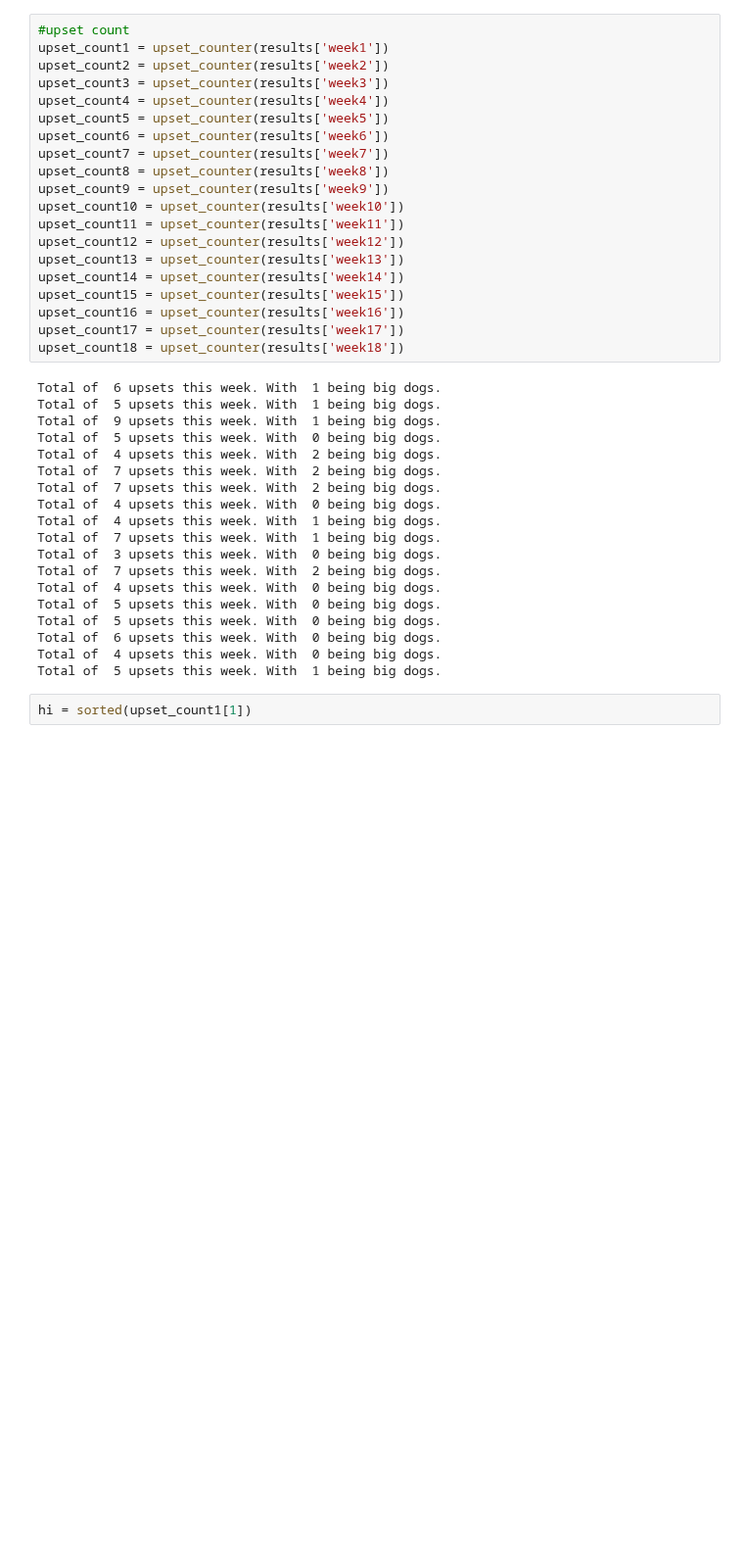
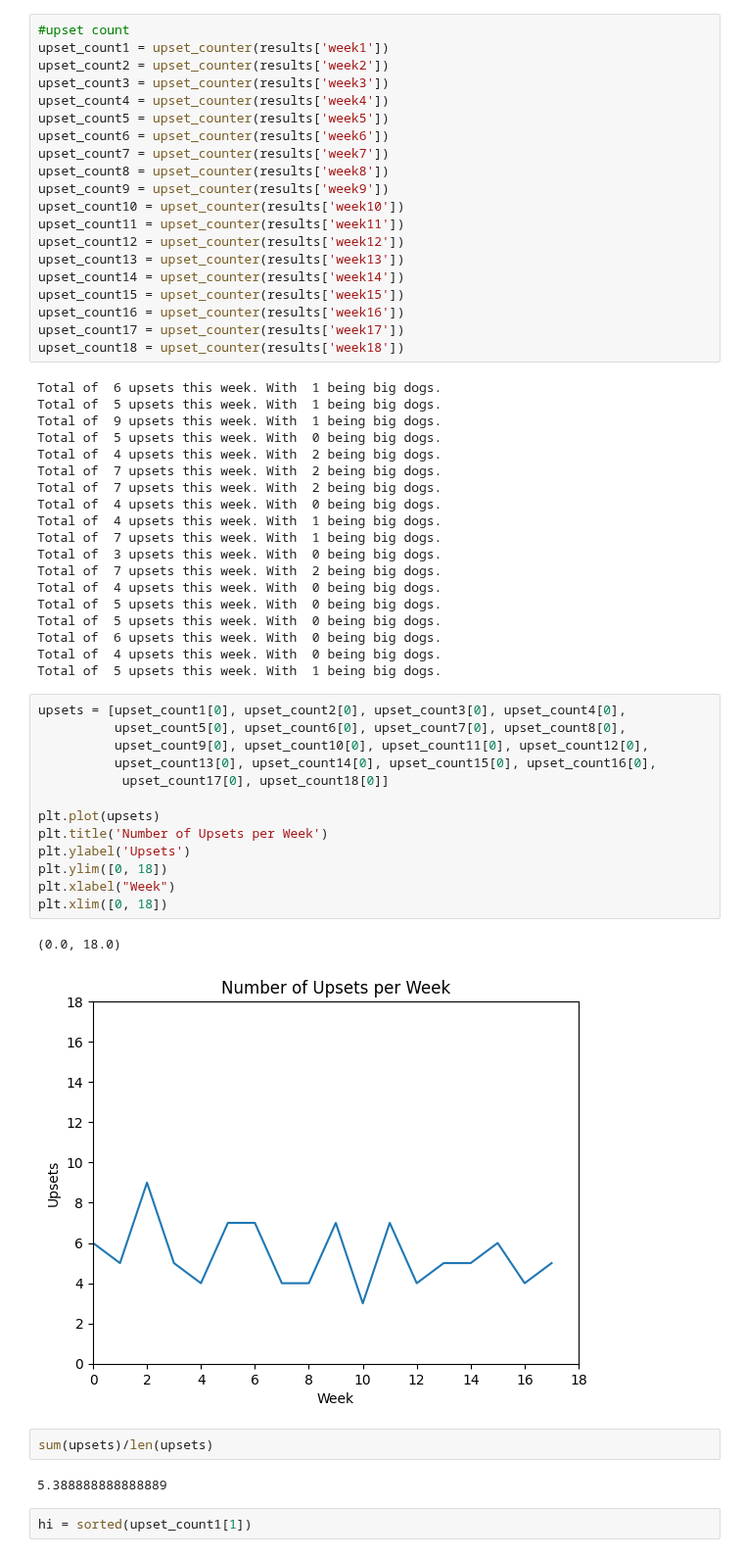
Before and after one commit to michaelzwartz/Confidence-pool, a Jupyter notebook: pool_notebook.ipynb, the cells around one changed output. Shown at 98% size. Drawn from its saved outputs; the diff is of its cells as text; blank space fills up the shorter version.

```diff
--- a/pool_notebook.ipynb
+++ b/pool_notebook.ipynb
@@ -173,6 +177,26 @@ Total of  5 upsets this week. With  0 being big dogs.
 Total of  6 upsets this week. With  0 being big dogs.
 Total of  4 upsets this week. With  0 being big dogs.
 Total of  5 upsets this week. With  1 being big dogs.
+# %%
+upsets = [upset_count1[0], upset_count2[0], upset_count3[0], upset_count4[0],
+          upset_count5[0], upset_count6[0], upset_count7[0], upset_count8[0],
+          upset_count9[0], upset_count10[0], upset_count11[0], upset_count12[0],
+          upset_count13[0], upset_count14[0], upset_count15[0], upset_count16[0],
+           upset_count17[0], upset_count18[0]]
+
+plt.plot(upsets)
+plt.title('Number of Upsets per Week')
+plt.ylabel('Upsets')
+plt.ylim([0, 18])
+plt.xlabel("Week")
+plt.xlim([0, 18])
+# %% [output]
+(0.0, 18.0)
+[figure, added]
+# %%
+sum(upsets)/len(upsets)
+# %% [output]
+5.388888888888889
 # %%
 hi = sorted(upset_count1[1])
 # %%
```
Also changed, not shown: parts of 3 cells of this notebook, 2 other files.
